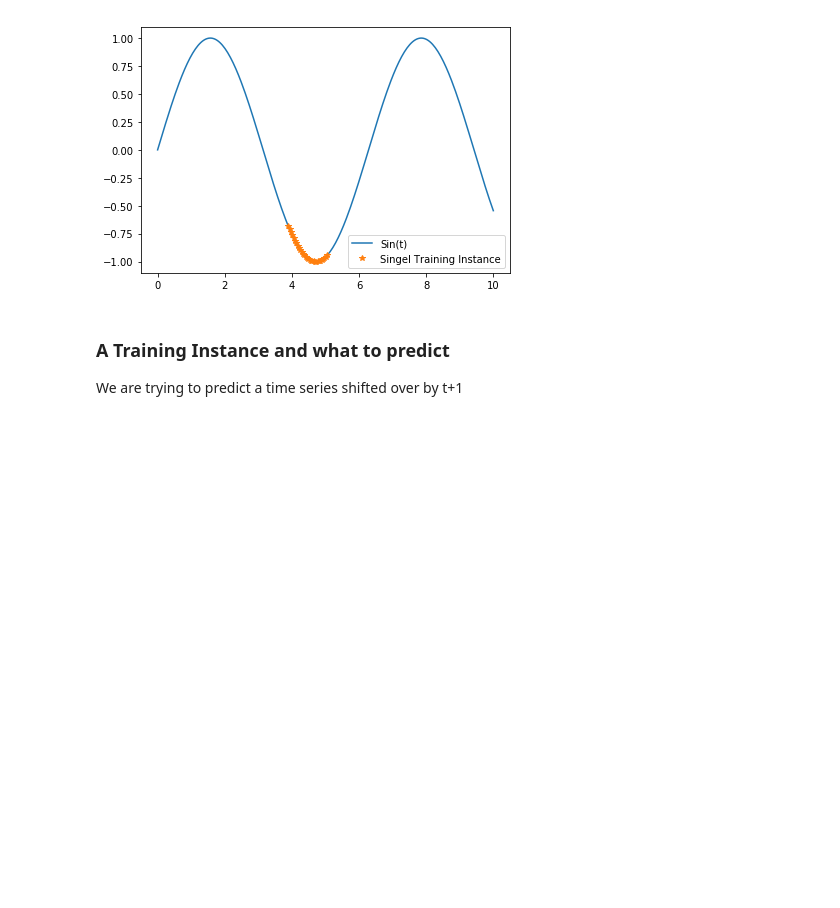
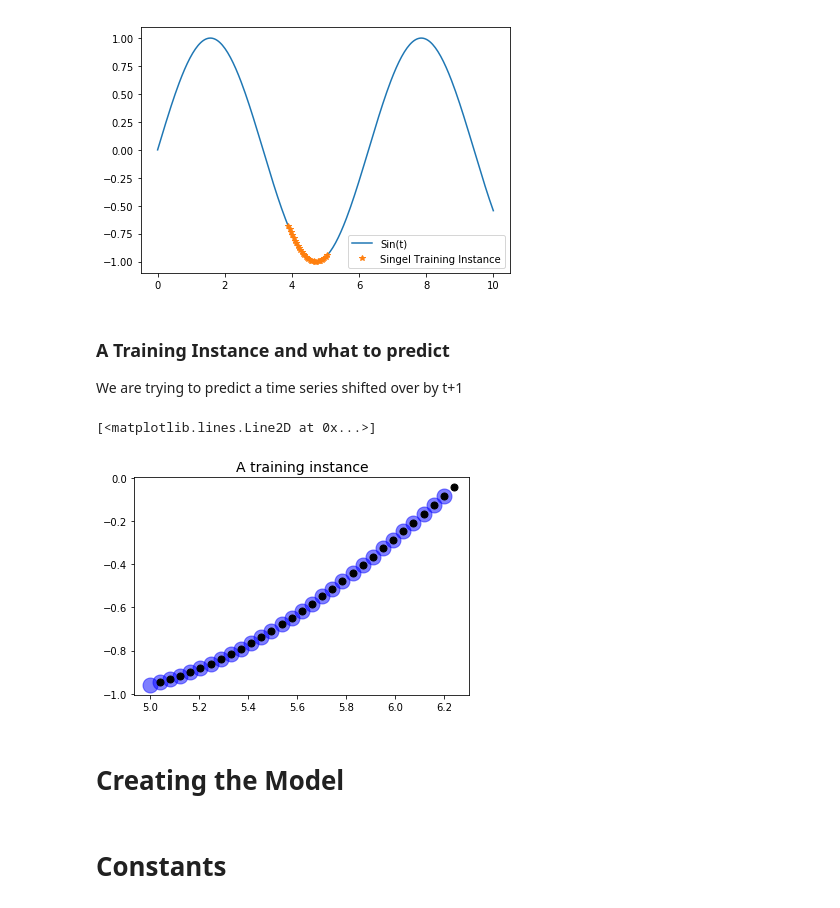
Before and after one commit to RollyAngell/RNN-Learning, a Jupyter notebook: Untitled.ipynb, the cells around one changed output. Cells and saved outputs as stored; diff of their text form; code cells hidden in the pictures; blank space fills up the shorter version.

Commit message:
constants and placeholders

```diff
--- a/Untitled.ipynb
+++ b/Untitled.ipynb
@@ -64,3 +64,9 @@ train_inst = np.linspace(5,5 + ts_data.resolution * (num_time_steps + 1), num_ti
 # %%
 plt.title("A training instance", fontsize = 14)
 plt.plot(train_inst[:-1], ts_data.ret_true(train_inst[:-1]), "bo", markersize=15, alpha=0.5, label='instance')
+plt.plot(train_inst[1:], ts_data.ret_true(train_inst[1:]), "ko", markersize=7, label="target")
+# %% [output]
+[<matplotlib.lines.Line2D at 0x...>]
+[figure, added]
+# %% [markdown]
+# Creating the Model
@@ -66,0 +75,2 @@ plt.plot(train_inst[:-1], ts_data.ret_true(train_inst[:-1]), "bo", markersize=15
+# %% [markdown]
+# Constants
```
Also changed, not shown: parts of 2 cells of this notebook.
